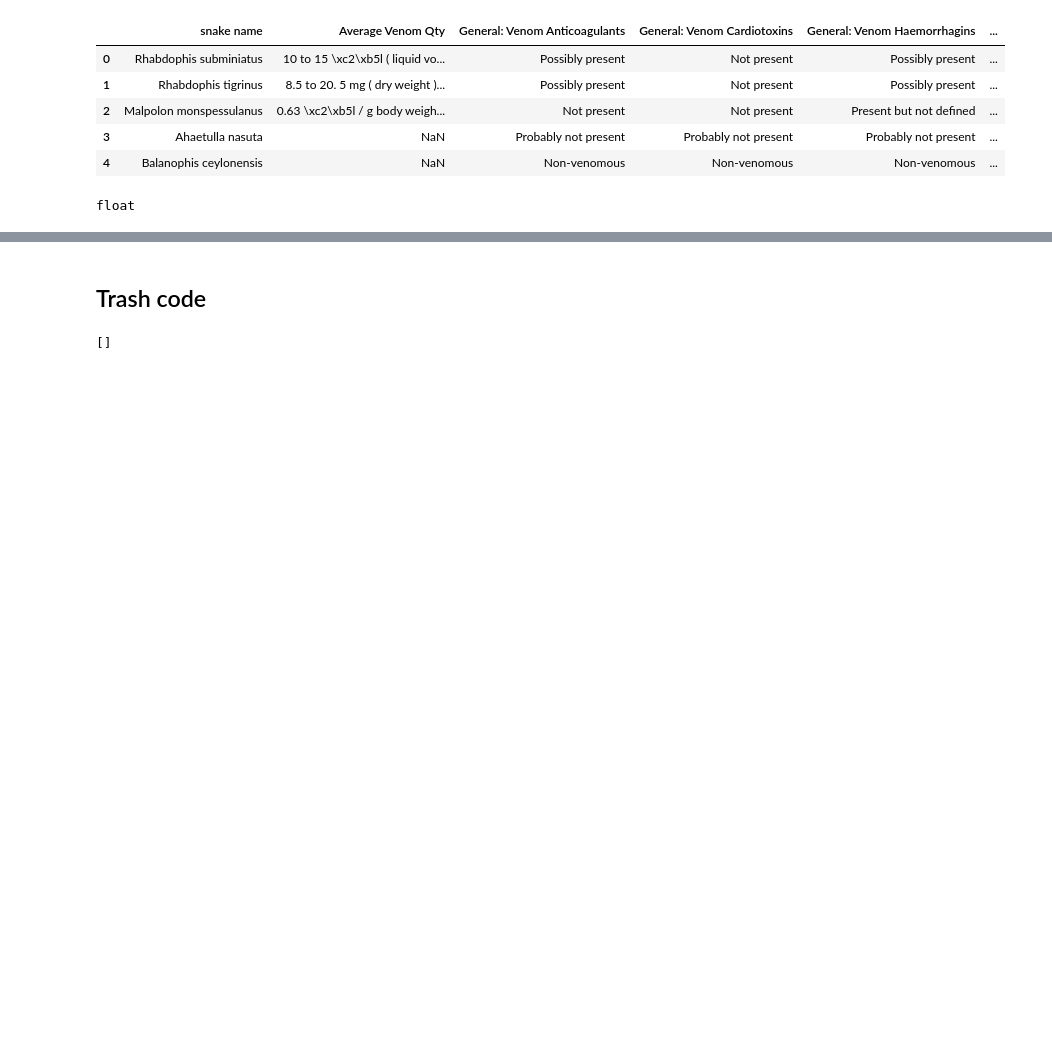
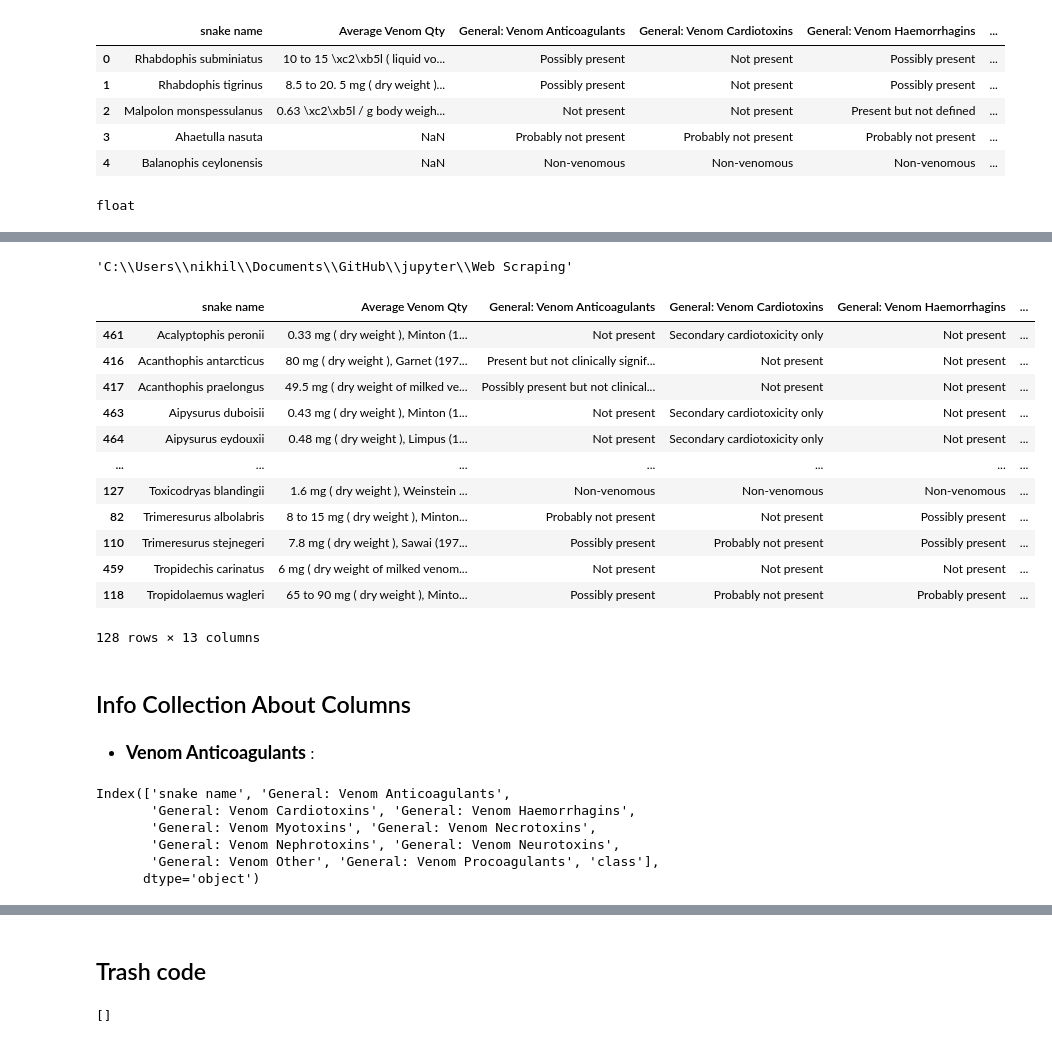
Before and after one commit to nikshingadiya/jupyter, a Jupyter notebook: Web Scraping/fiilter_data.ipynb, the cells around one changed output, grey strips where cells are left out. Cells and saved outputs as stored; diff of their text form; code cells hidden in the pictures; blank space fills up the shorter version.

```diff
--- a/Web Scraping/fiilter_data.ipynb
+++ b/Web Scraping/fiilter_data.ipynb
@@ -210,0 +257,2 @@ structure_snake_1
+# %%
+structure_snake_1["class"]=None
@@ -210,0 +278,8 @@ structure_snake_1
+# %%
+l1=structure_snake_1["Average Venom Qty"].apply(lambda x : True if x !=None else False ) | structure_snake_1["Preferred LD50 Estimate"].apply(lambda x : True if x !=None else False )
+# %%
+for i,j in enumerate(l1):
+    if j:
+        structure_snake_1.loc[i,"class"]=1
+    else:
+        structure_snake_1.loc[i,"class"]="Not"
@@ -210,0 +288,4 @@ structure_snake_1
+# %%
+pwd
+# %% [output]
+'C:\\Users\\nikhil\\Documents\\GitHub\\jupyter\\Web Scraping'
@@ -210,0 +294,2 @@ structure_snake_1
+# %%
+structure_snake_2=structure_snake_1[structure_snake_1["class"]!="Not"]
@@ -210,0 +298,16 @@ structure_snake_1
+# %%
+structure_snake_2.sort_values(by="snake name")
+# %% [output]
+|  | snake name | Average Venom Qty | General: Venom Anticoagulants | General: Venom Cardiotoxins | General: Venom Haemorrhagins | ... |
+| 461 | Acalyptophis peronii | 0.33 mg ( dry weight ), Minton (1... | Not present | Secondary cardiotoxicity only | Not present | ... |
+| 416 | Acanthophis antarcticus | 80 mg ( dry weight ), Garnet (197... | Present but not clinically signif... | Not present | Not present | ... |
+| 417 | Acanthophis praelongus | 49.5 mg ( dry weight of milked ve... | Possibly present but not clinical... | Not present | Not present | ... |
+| 463 | Aipysurus duboisii | 0.43 mg ( dry weight ), Minton (1... | Not present | Secondary cardiotoxicity only | Not present | ... |
+| 464 | Aipysurus eydouxii | 0.48 mg ( dry weight ), Limpus (1... | Not present | Secondary cardiotoxicity only | Not present | ... |
+| ... | ... | ... | ... | ... | ... | ... |
+| 127 | Toxicodryas blandingii | 1.6 mg ( dry weight ), Weinstein ... | Non-venomous | Non-venomous | Non-venomous | ... |
+| 82 | Trimeresurus albolabris | 8 to 15 mg ( dry weight ), Minton... | Probably not present | Not present | Possibly present | ... |
+| 110 | Trimeresurus stejnegeri | 7.8 mg ( dry weight ), Sawai (197... | Possibly present | Probably not present | Possibly present | ... |
+| 459 | Tropidechis carinatus | 6 mg ( dry weight of milked venom... | Not present | Not present | Not present | ... |
+| 118 | Tropidolaemus wagleri | 65 to 90 mg ( dry weight ), Minto... | Possibly present | Probably not present | Probably present | ... |
+128 rows × 13 columns
@@ -210,0 +318,6 @@ structure_snake_1
+# %% [markdown]
+## Info Collection About Columns
+# %% [markdown]
+<ul>
+    <li><b> <big> Venom Anticoagulants </big></b> : </li>
+ </ul>
@@ -210,0 +333,9 @@ structure_snake_1
+# %%
+structure_snake_3.columns
+# %% [output]
+Index(['snake name', 'General: Venom Anticoagulants',
+       'General: Venom Cardiotoxins', 'General: Venom Haemorrhagins',
+       'General: Venom Myotoxins', 'General: Venom Necrotoxins',
+       'General: Venom Nephrotoxins', 'General: Venom Neurotoxins',
+       'General: Venom Other', 'General: Venom Procoagulants', 'class'],
+      dtype='object')
```
Also changed, not shown: parts of 23 cells of this notebook, 3 other files.
